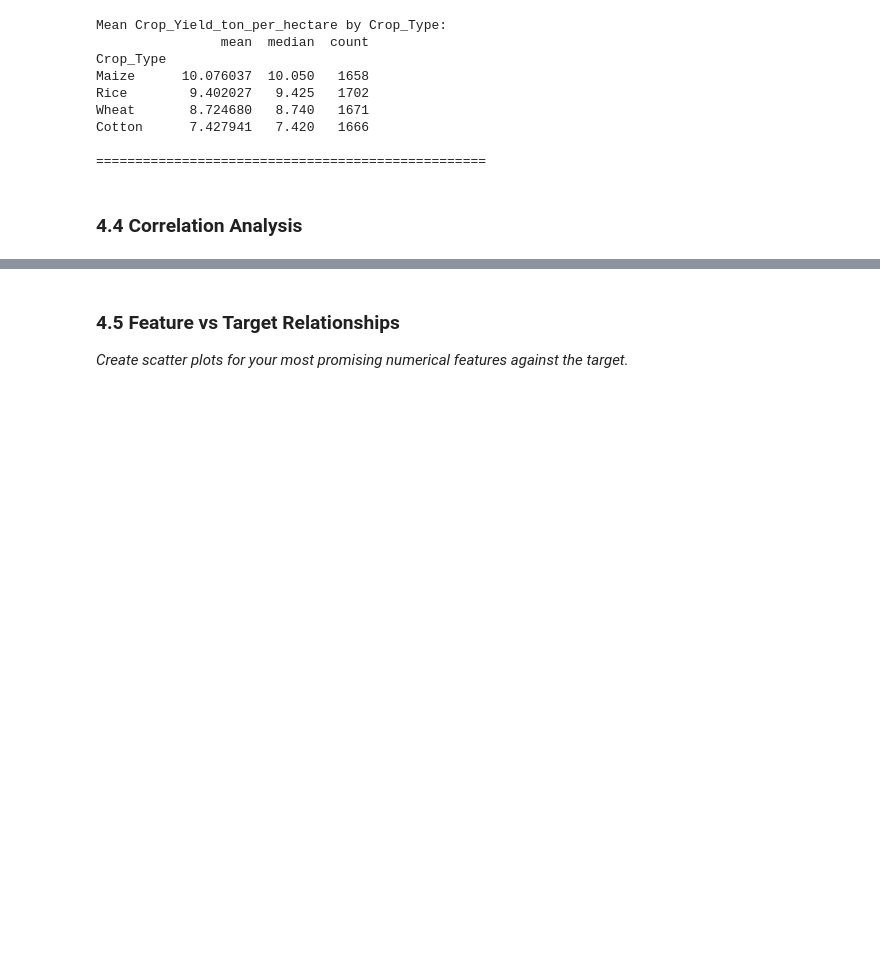
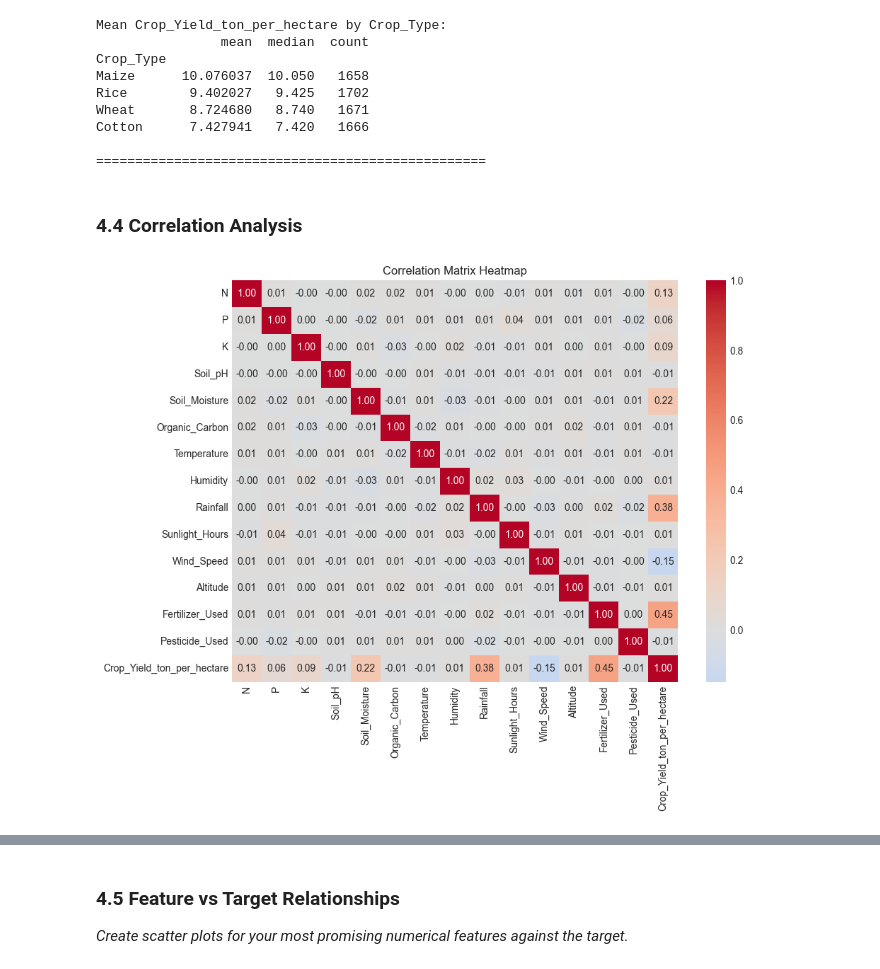
Before and after one commit to wzhu2467/Crop_Yield_Prediction_App, a Jupyter notebook: notebooks/01_problem_statement_and_eda.ipynb, the cells around one changed output, grey strips where cells are left out. Drawn from its saved outputs; the diff is of its cells as text; code cells hidden in the pictures; blank space fills up the shorter version.

```diff
--- a/notebooks/01_problem_statement_and_eda.ipynb
+++ b/notebooks/01_problem_statement_and_eda.ipynb
@@ -620,20 +620,31 @@ Cotton      7.427941   7.420   1666
 # %%
 # TODO: Create and visualize a correlation matrix
 #
 # Steps:
 # 1. Create a list of columns: numerical_cols + [TARGET]
 # 2. Calculate the correlation matrix: df[columns].corr()
 # 3. Create a heatmap using sns.heatmap()
 #
 # Heatmap parameters to use:
 # - annot=True (show numbers)
 # - cmap='coolwarm' (color scheme)
 # - center=0 (center colormap at 0)
 # - fmt='.2f' (2 decimal places)
 #
 # Store the correlation matrix in: correlation_matrix
 
 # YOUR CODE HERE:
+df_corr = pd.concat([numerical_cols, df['Crop_Yield_ton_per_hectare']], axis=1)
+
+correlation_matrix = df_corr.corr()
+
+plt.figure(figsize=(10, 8)) # Optional: Adjust the figure size
+sns.heatmap(correlation_matrix, annot=True, cmap='coolwarm', center=0, fmt='.2f')
+plt.title('Correlation Matrix Heatmap')
+plt.tight_layout()
+plt.show()
+# %% [output]
+[figure, added]
 # %%
 # TODO: Extract and analyze correlations with the target variable
 #
```
Also changed, not shown: parts of 48 cells of this notebook, 1 other file.
